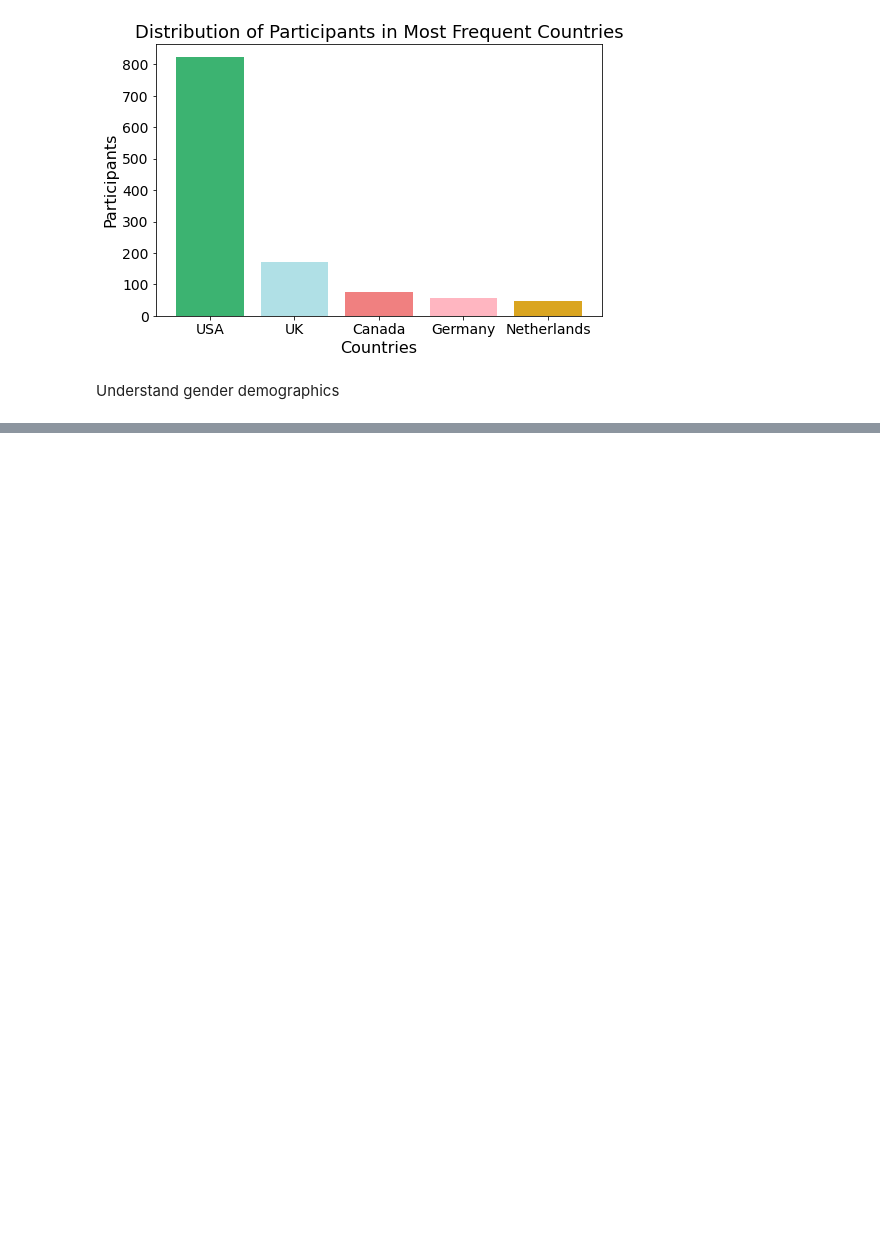
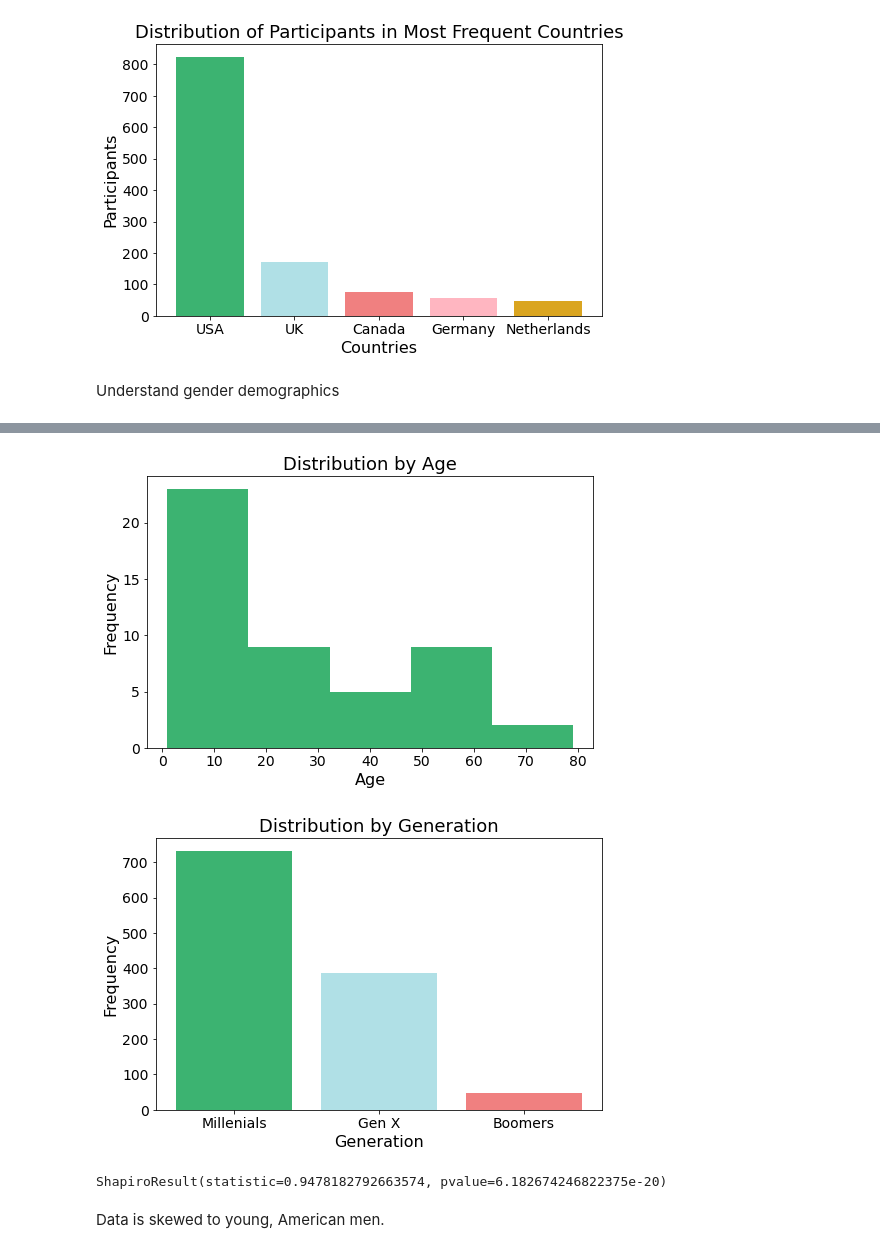
Before and after one commit to krishols/CISC367HFinal, a Jupyter notebook: messy.ipynb, the cells around one changed output, grey strips where cells are left out. Saved outputs shown, nothing was run; the diff lists cells and outputs as text; code cells hidden in the pictures; blank space fills up the shorter version.

```diff
--- a/messy.ipynb
+++ b/messy.ipynb
@@ -189,0 +197,45 @@ Name: Age, dtype: int64
+# %%
+base.Age.value_counts()
+#get min
+base.Age.min()
+#get max
+base.Age.max()
+#remove outliers
+base = base[base.Age != 323]
+base = base[base.Age > 17]
+#print(base.Age.max())
+#print(base.Age.value_counts())
+#get range from min to max
+age_range = np.arange(base.Age.min(), base.Age.max(), step=16)
+age_range[3] = 73
+age_range
+# practice cutting data by generation and other columns
+temp = base.groupby(pd.cut(base.Age, age_range))['PrimaryRoleTech'].value_counts()
+temp
+#array of values
+temp.values
+temp = base.groupby(pd.cut(base.Age, age_range))['SelfEmployed'].count()
+temp.values
+# make_bar_plot("Distribution by Age", "Age", "Frequency", np.arange(len(base.Age.value_counts())), base.Age.value_counts(), base.Age.value_counts().index, gcolors[0])
+#TODO Fix X Labels
+# x make_bar_plot(title, xtitle, ytitle, index, height, labels, colors):
+plt.figure(figsize=(xwid, ywid))
+#plt.bar(x=index,height=height,tick_label=labels, color = colors)
+plt.hist(x=base.Age.value_counts(), bins=5, color=gcolors[0])
+plt.title("Distribution by Age", fontsize=title_font)
+plt.xlabel("Age", fontsize=axis_font)
+plt.xticks(fontsize=ticks_font)
+plt.yticks(fontsize=ticks_font)
+plt.ylabel("Frequency", fontsize=axis_font)
+plt.show()
+#Data is very heavily skewed right
+make_bar_plot("Distribution by Generation", "Generation", "Frequency", np.arange(len(temp.values)), temp.values, ['Millenials', 'Gen X', 'Boomers'], gcolors[:3])
+
+st.shapiro(base.Age)
+#data not normally distributed
+# %% [output]
+[figure, added]
+[figure, added]
+ShapiroResult(statistic=0.9478182792663574, pvalue=6.182674246822375e-20)
+# %% [markdown]
+Data is skewed to young, American men.
```
Also changed, not shown: parts of 16 cells of this notebook, 1 other file.
